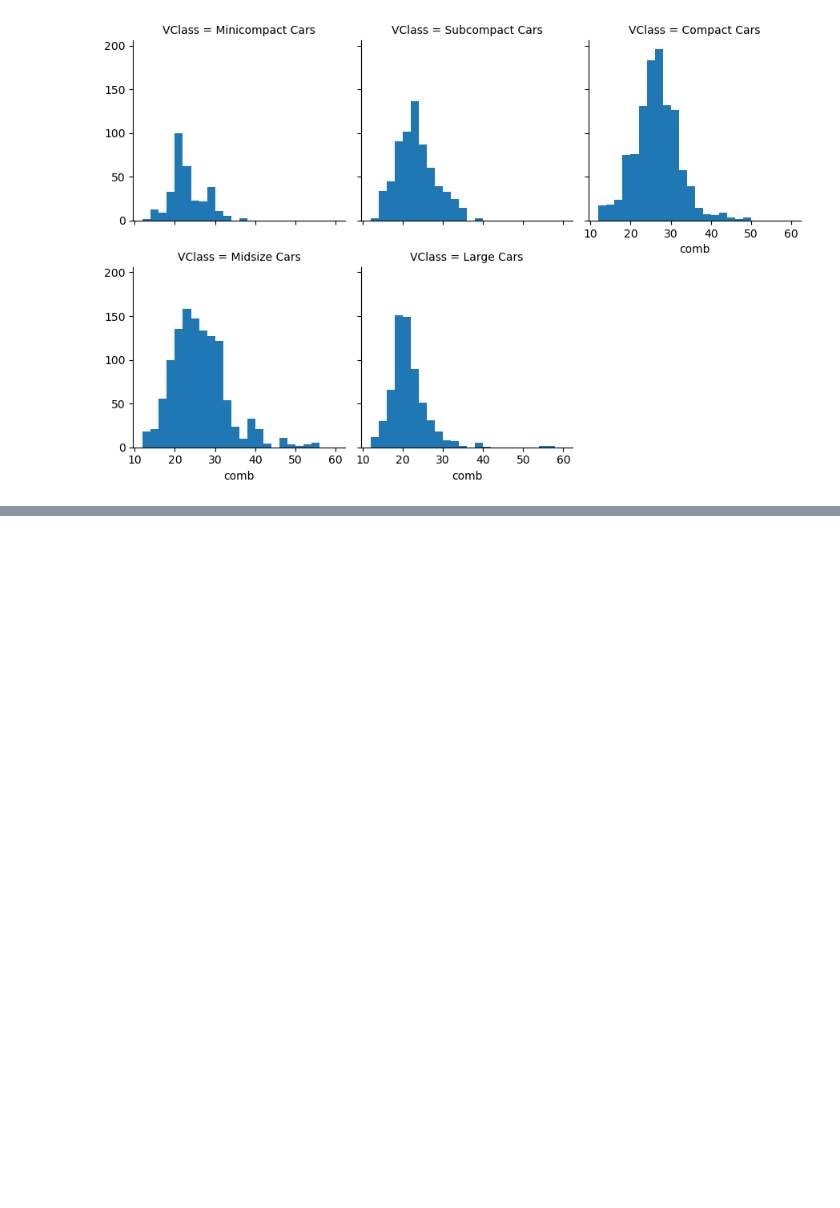
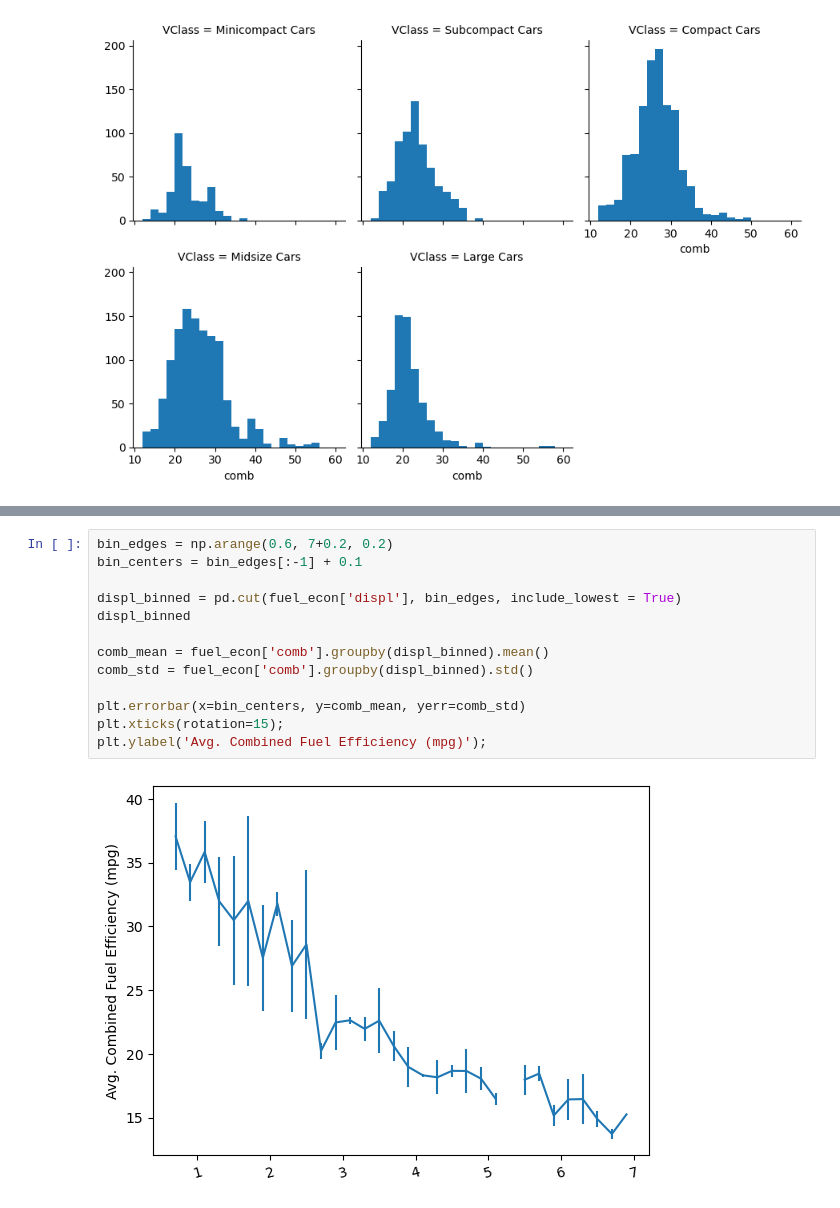
Before and after one commit to Nihal-Awad/Matplot-Seaborn-Practice, a Jupyter notebook: Visualization.ipynb, the cells around one changed output, grey strips where cells are left out. Drawn from its saved outputs; the diff is of its cells as text; blank space fills up the shorter version.

Commit message:
added line plot

```diff
--- a/Visualization.ipynb
+++ b/Visualization.ipynb
@@ -434,0 +435,15 @@ plt.ylabel('Avg. Combined Fuel Efficiency (mpg)');
+# %%
+bin_edges = np.arange(0.6, 7+0.2, 0.2)
+bin_centers = bin_edges[:-1] + 0.1
+
+displ_binned = pd.cut(fuel_econ['displ'], bin_edges, include_lowest = True)
+displ_binned
+
+comb_mean = fuel_econ['comb'].groupby(displ_binned).mean()
+comb_std = fuel_econ['comb'].groupby(displ_binned).std()
+
+plt.errorbar(x=bin_centers, y=comb_mean, yerr=comb_std)
+plt.xticks(rotation=15);
+plt.ylabel('Avg. Combined Fuel Efficiency (mpg)');
+# %% [output]
+[figure, added]
```
Also changed, not shown: parts of 6 cells of this notebook.
